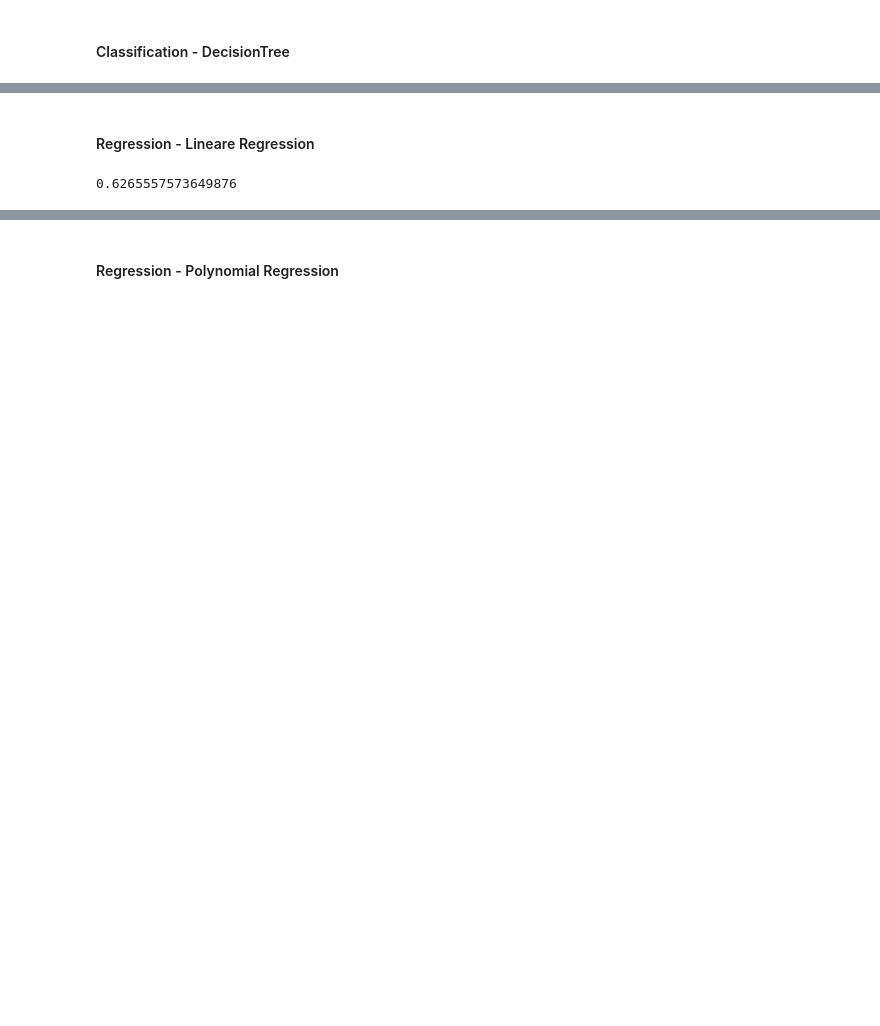
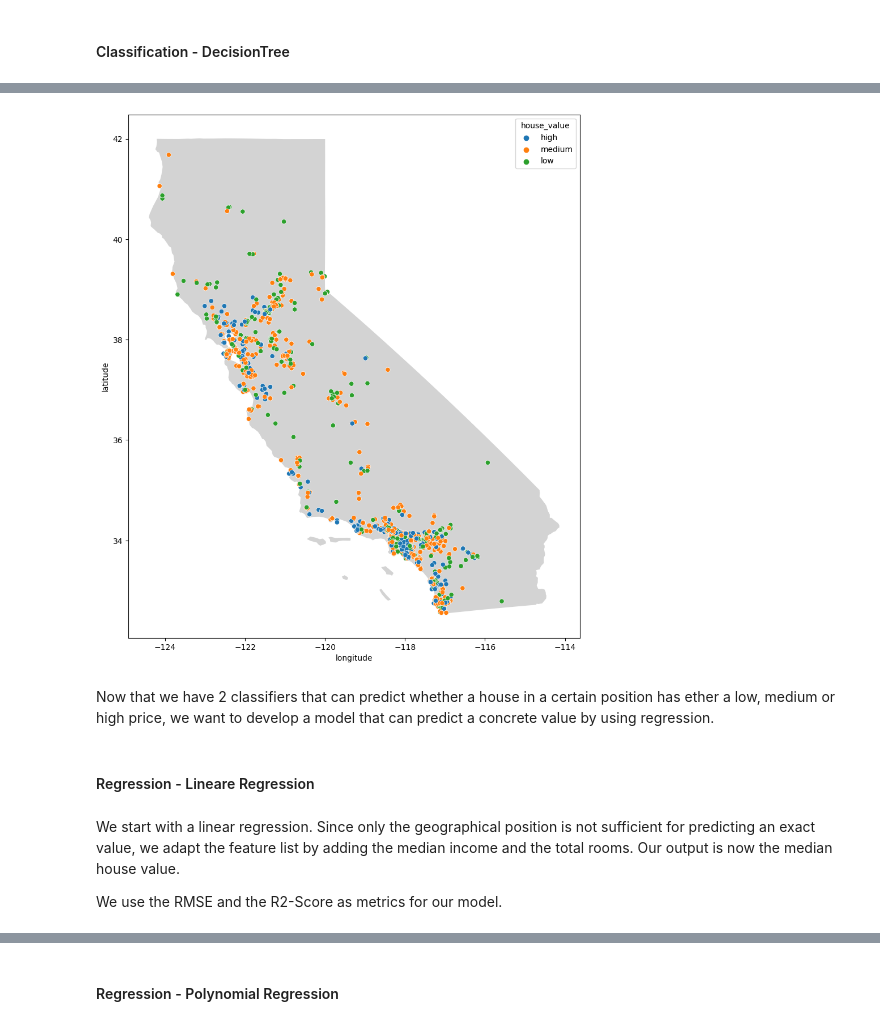
Before and after one commit to chris-hoertnagl/AI-Dojo, a Jupyter notebook: Basics/Ai_Workshop2.ipynb, the cells around one changed output, grey strips where cells are left out. Saved outputs shown, nothing was run; the diff lists cells and outputs as text; code cells hidden in the pictures; blank space fills up the shorter version.

```diff
--- a/Basics/Ai_Workshop2.ipynb
+++ b/Basics/Ai_Workshop2.ipynb
@@ -601,0 +608,15 @@ plot_eval_map(X_test, dtc_model.predict(X_test), y_test["house_value"])
+# %%
+from sklearn.tree import DecisionTreeClassifier
+
+#Initializing the dtc-model
+class_dtc = DecisionTreeClassifier(max_depth=13)
+#training the model on the training data
+class_dtc.fit(X_train_class, y_train_class)
+#generating the classifications on our test data
+y_pred_dtc = class_dtc.predict(X_test_class)
+
+#metrics of the model
+print("Confusion Matrix:")
+print(confusion_matrix(y_test_class, y_pred_dtc))
+print("\nClassification Report:")
+print(classification_report(y_test_class, y_pred_dtc))
@@ -602,3 +639,13 @@ plot_eval_map(X_test, dtc_model.predict(X_test), y_test["house_value"])
+# %%
+plot_eval_map(X_test_class, y_pred_dtc, y_test_class["house_value"])
+# %% [output]
+[figure, added]
+# %% [markdown]
+Now that we have 2 classifiers that can predict whether a house in a certain position has ether a low, medium or high price, we want to develop a model that can predict a concrete value by using regression.
 # %% [markdown]
 #### Regression - Lineare Regression
+# %% [markdown]
+We start with a linear regression. Since only the geographical position is not sufficient for predicting an exact value, we adapt the feature list by adding the median income and the total rooms. Our output is now the median house value.
+
+We use the RMSE and the R2-Score as metrics for our model.
 # %%
@@ -611,9 +659,0 @@ X_train, X_test, y_train, y_test = train_test_split(df_train[features], df_train
-# %%
-from sklearn.linear_model import LinearRegression
-
-linreg_model = LinearRegression()
-
-linreg_model.fit(X_train, y_train)
-linreg_model.score(X_test, y_test)
-# %% [output]
-0.6265557573649876
```
Also changed, not shown: parts of 56 cells of this notebook.
